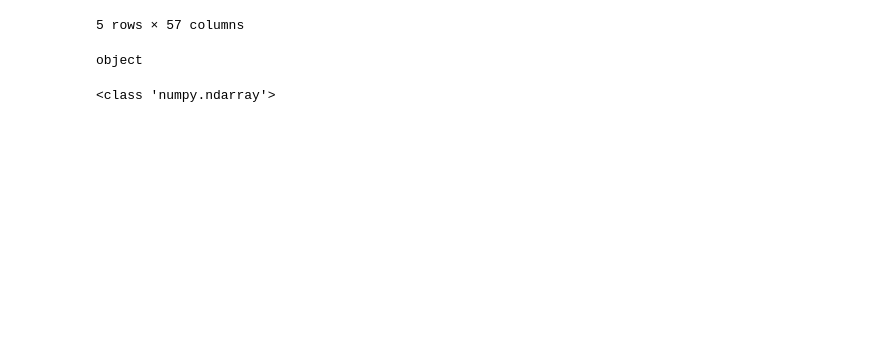
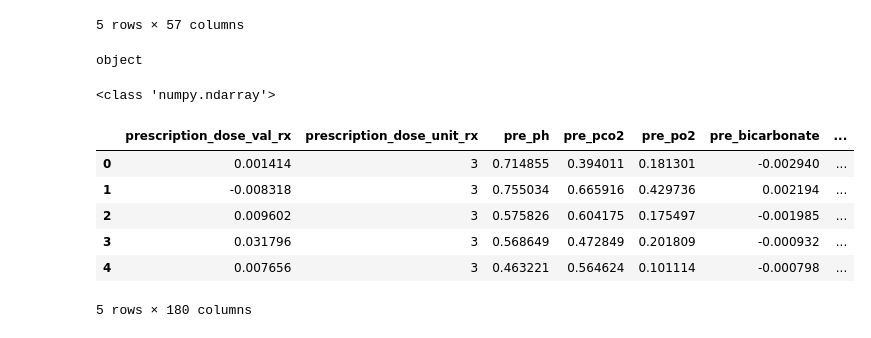
Before and after one commit to vaipos/Blue-Blood-ACM-Research, a Jupyter notebook: bb-dev-preprocessing.ipynb, the cells around one changed output. Saved outputs shown, nothing was run; the diff lists cells and outputs as text; code cells hidden in the pictures; blank space fills up the shorter version.

```diff
--- a/bb-dev-preprocessing.ipynb
+++ b/bb-dev-preprocessing.ipynb
@@ -332 +366,30 @@ print(type(df['prescription_rx_embeddings'].iloc[0]))
+# %%
+# S3 bucket and key extraction
+s3_uri = "s3://sagemaker-us-east-1-211125439249/pytorch-training-2025-03-21-04-33-20-724/output/output.tar.gz"
+parts = s3_uri.replace("s3://", "").split("/")
+bucket_name = parts[0]
+key = "/".join(parts[1:])
+
+# Download the .tar.gz file
+response = s3.get_object(Bucket=bucket_name, Key=key)
+file_obj = BytesIO(response['Body'].read())
+
+# Extract the .tar.gz file
+with tarfile.open(fileobj=file_obj, mode='r:gz') as tar:
+    for member in tar.getmembers():
+        if "synthetic_data.csv" in member.name:
+            csv_file = tar.extractfile(member)
+            df_synthetic = pd.read_csv(csv_file)
+            break
+
+# Display the DataFrame
+df_synthetic.head()
+# %% [output]
+|  | prescription_dose_val_rx | prescription_dose_unit_rx | pre_ph | pre_pco2 | pre_po2 | pre_bicarbonate | ... |
+| 0 | 0.001414 | 3 | 0.714855 | 0.394011 | 0.181301 | -0.002940 | ... |
+| 1 | -0.008318 | 3 | 0.755034 | 0.665916 | 0.429736 | 0.002194 | ... |
+| 2 | 0.009602 | 3 | 0.575826 | 0.604175 | 0.175497 | -0.001985 | ... |
+| 3 | 0.031796 | 3 | 0.568649 | 0.472849 | 0.201809 | -0.000932 | ... |
+| 4 | 0.007656 | 3 | 0.463221 | 0.564624 | 0.101114 | -0.000798 | ... |
+5 rows × 180 columns
 # %%
```
Also changed, not shown: parts of 10 cells of this notebook, 8 other files.
